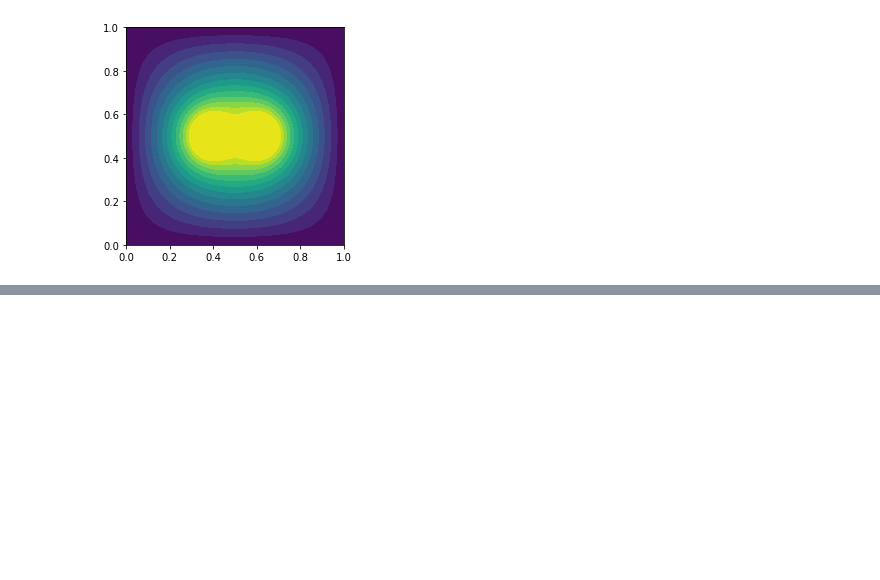
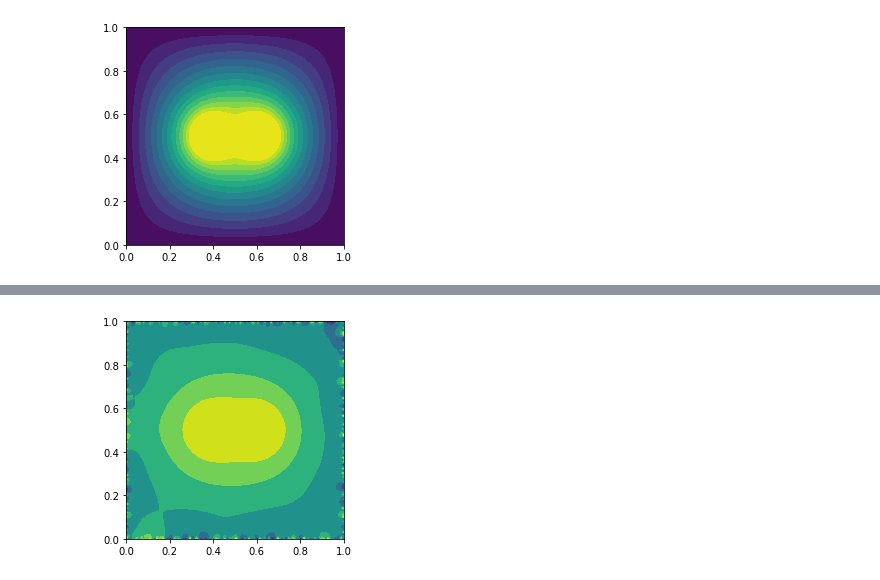
Before and after one commit to richmf/FisComp_borrador, a Jupyter notebook: Metodo de Jacobi.ipynb, the cells around one changed output, grey strips where cells are left out. Cells and saved outputs as stored; diff of their text form; code cells hidden in the pictures; blank space fills up the shorter version.

```diff
--- a/Metodo de Jacobi.ipynb
+++ b/Metodo de Jacobi.ipynb
@@ -97,0 +96,18 @@ show()
+# %%
+def Mat_Jacobi(Mat,indices,error=1e-2):
+    # indices debe ser un tuple
+    Mat_ini = Mat
+    pt_ref = Mat_ini[indices]
+    Mat , N = relax(Mat) , 1
+    diferencia = abs(Mat[indices] - pt_ref)
+    while diferencia >= error:
+        N += 1
+        pt_ref = Mat[indices]
+        Mat = relax(Mat)
+        diferencia = abs(Mat[indices] - pt_ref)
+    print('Termine con N = ',N,' iteraciones.')
+    return Mat
+# %%
+x , y = linspace(0,1,100) , linspace(0,1,100)
+xc , yc , r = [0.4,0.6] , [0.5,0.5] , 0.1
+Mat_V = malla_de_mastercard(x,y,xc,yc,r)
@@ -97,0 +118,8 @@ show()
+# %%
+X,Y = meshgrid(x,y)
+niveles = linspace(0,1,15)
+contourf(X,Y,Mat_V)
+gca().set_aspect('equal')
+show()
+# %% [output]
+[figure, added]
```
Also changed, not shown: parts of 6 cells of this notebook.
